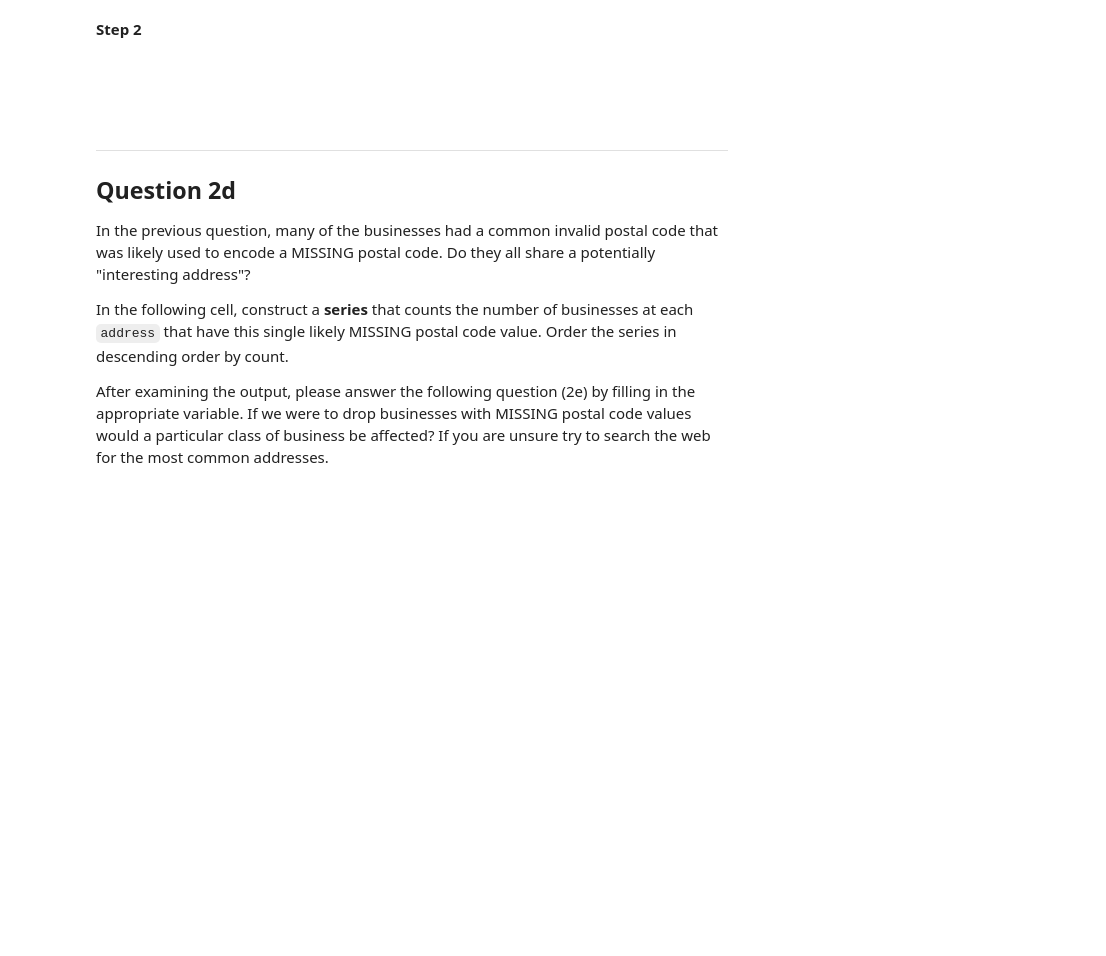
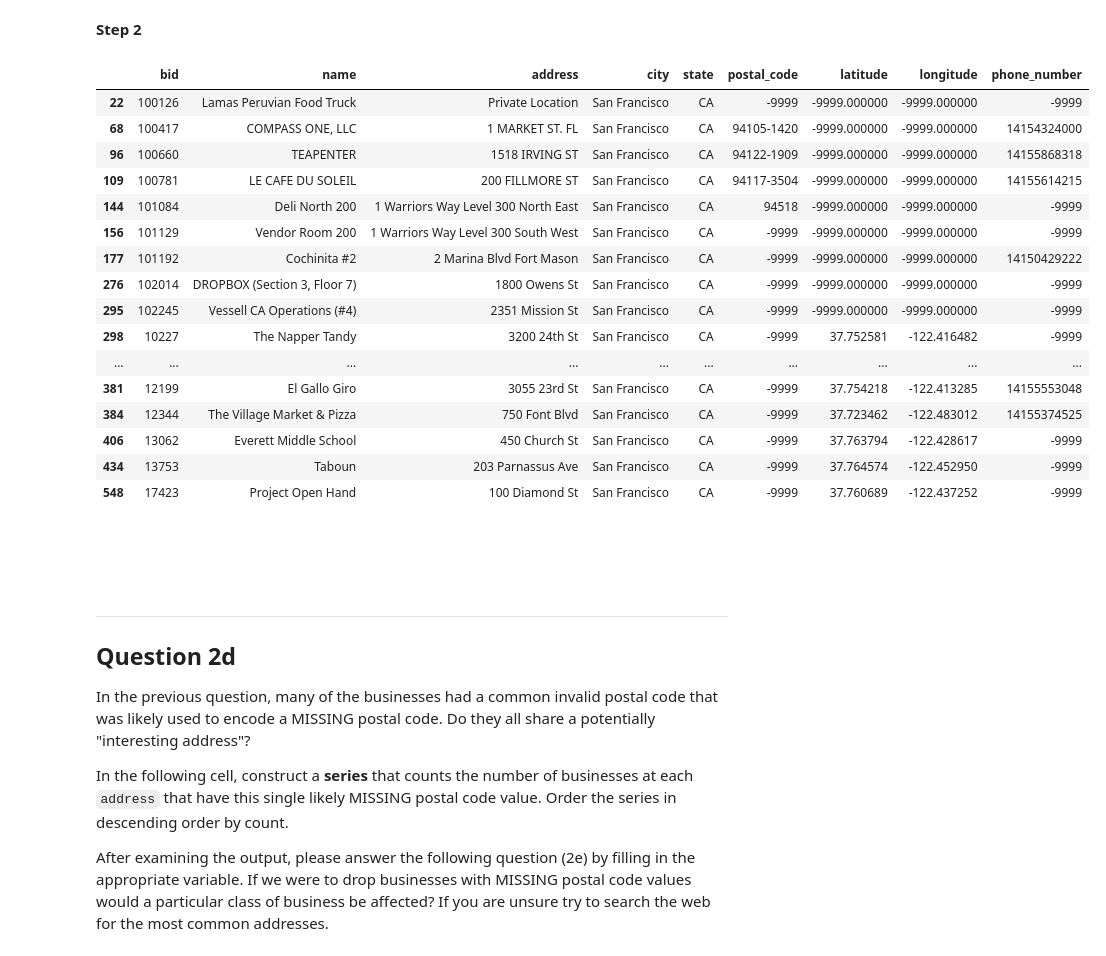
Before and after one commit to Alan-Heoooh/STAT471, a Jupyter notebook: Lab/lab2/exercise/lab2.ipynb, the cells around one changed output. Drawn from its saved outputs; the diff is of its cells as text; code cells hidden in the pictures; blank space fills up the shorter version.

```diff
--- a/Lab/lab2/exercise/lab2.ipynb
+++ b/Lab/lab2/exercise/lab2.ipynb
@@ -309,5 +407,5 @@ name: q2ci
 points: 1
 -->
 # %%
-valid_zips = ...
+valid_zips = pd.read_json("data/sf_zipcodes.json", dtype="str")
 valid_zips.head()
@@ -320,8 +425,26 @@ name: q2cii
 points: 1
 -->
 # %%
-invalid_zip_bus = ...
+invalid_zip_bus = bus[~bus["postal_code"].isin(valid_zips['zip_codes'])]
 invalid_zip_bus.head(20)
+# %% [output]
+|  | bid | name | address | city | state | postal_code | latitude | longitude | phone_number |
+| 22 | 100126 | Lamas Peruvian Food Truck | Private Location | San Francisco | CA | -9999 | -9999.000000 | -9999.000000 | -9999 |
+| 68 | 100417 | COMPASS ONE, LLC | 1 MARKET ST. FL | San Francisco | CA | 94105-1420 | -9999.000000 | -9999.000000 | 14154324000 |
+| 96 | 100660 | TEAPENTER | 1518 IRVING ST | San Francisco | CA | 94122-1909 | -9999.000000 | -9999.000000 | 14155868318 |
+| 109 | 100781 | LE CAFE DU SOLEIL | 200 FILLMORE ST | San Francisco | CA | 94117-3504 | -9999.000000 | -9999.000000 | 14155614215 |
+| 144 | 101084 | Deli North 200 | 1 Warriors Way Level 300 North East | San Francisco | CA | 94518 | -9999.000000 | -9999.000000 | -9999 |
+| 156 | 101129 | Vendor Room 200 | 1 Warriors Way Level 300 South West | San Francisco | CA | -9999 | -9999.000000 | -9999.000000 | -9999 |
+| 177 | 101192 | Cochinita #2 | 2 Marina Blvd Fort Mason | San Francisco | CA | -9999 | -9999.000000 | -9999.000000 | 14150429222 |
+| 276 | 102014 | DROPBOX (Section 3, Floor 7) | 1800 Owens St | San Francisco | CA | -9999 | -9999.000000 | -9999.000000 | -9999 |
+| 295 | 102245 | Vessell CA Operations (#4) | 2351 Mission St | San Francisco | CA | -9999 | -9999.000000 | -9999.000000 | -9999 |
+| 298 | 10227 | The Napper Tandy | 3200 24th St | San Francisco | CA | -9999 | 37.752581 | -122.416482 | -9999 |
+| ... | ... | ... | ... | ... | ... | ... | ... | ... | ... |
+| 381 | 12199 | El Gallo Giro | 3055 23rd St | San Francisco | CA | -9999 | 37.754218 | -122.413285 | 14155553048 |
+| 384 | 12344 | The Village Market & Pizza | 750 Font Blvd | San Francisco | CA | -9999 | 37.723462 | -122.483012 | 14155374525 |
+| 406 | 13062 | Everett Middle School | 450 Church St | San Francisco | CA | -9999 | 37.763794 | -122.428617 | -9999 |
+| 434 | 13753 | Taboun | 203 Parnassus Ave | San Francisco | CA | -9999 | 37.764574 | -122.452950 | -9999 |
+| 548 | 17423 | Project Open Hand | 100 Diamond St | San Francisco | CA | -9999 | 37.760689 | -122.437252 | -9999 |
 # %% [markdown]
 <br/><br/><br/>
 
```
Also changed, not shown: parts of 50 cells of this notebook, 26 other files.
